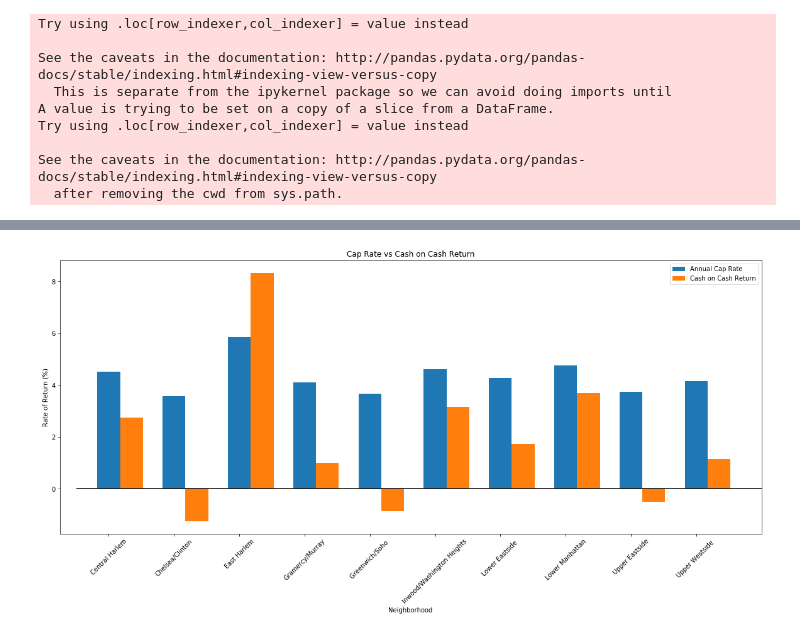
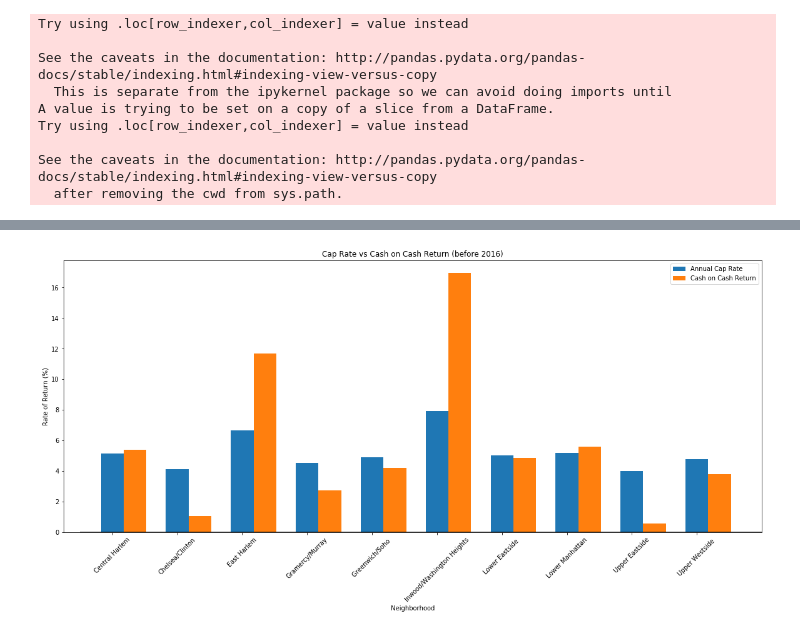
Before and after one commit to llessa13/project_titan, a Jupyter notebook: RentvSales.ipynb, the cells around one changed output, grey strips where cells are left out. Drawn from its saved outputs; the diff is of its cells as text; code cells hidden in the pictures.

Commit message:
added chart

```diff
--- a/RentvSales.ipynb
+++ b/RentvSales.ipynb
@@ -57,4 +69,4 @@ rent_df
 # %%
-zillow_df = zillow_df[zillow_df.loc[:,"sold year"] == 2018]
+zillow_df = zillow_df[zillow_df.loc[:,"sold year"] < 2016]
 # %%
 zillow_df
@@ -127,29 +182,29 @@ clean_df
 # %%
 x_axis = np.arange(len(clean_df['Neighborhood']))
 tick_locations = [value for value in x_axis]
 plt.figure(figsize=(20,8))
 
 bar_width = 0.35
 
 plt.bar(x_axis, clean_df['Annual Cap Rate'], bar_width, label="Annual Cap Rate")
 
 plt.bar(x_axis+bar_width, clean_df['Cash on Cash Return'], bar_width, label="Cash on Cash Return")
 
 plt.xticks(tick_locations, clean_df['Neighborhood'], rotation="45")
 plt.xlim(-0.75, len(x_axis))
 
 plt.hlines(y = 0, xmin = -0.5, xmax = 10)
 
-plt.title("Cap Rate vs Cash on Cash Return")
+plt.title("Cap Rate vs Cash on Cash Return (before 2016)")
 plt.xlabel("Neighborhood")
 plt.ylabel(f"Rate of Return (%)")
 
 plt.legend()
 
-plt.savefig('CapRate_CoCReturn_All.png')
+plt.savefig('CapRate_CoCReturn_before_2016.png')
 plt.show()
 # %% [output]
-[figure, old version]
+[figure, new version]
 # %%
 clean_df.to_csv("RentvsMortgage.csv")
 # %%
```
Also changed, not shown: parts of 5 cells of this notebook, 1 other file.
